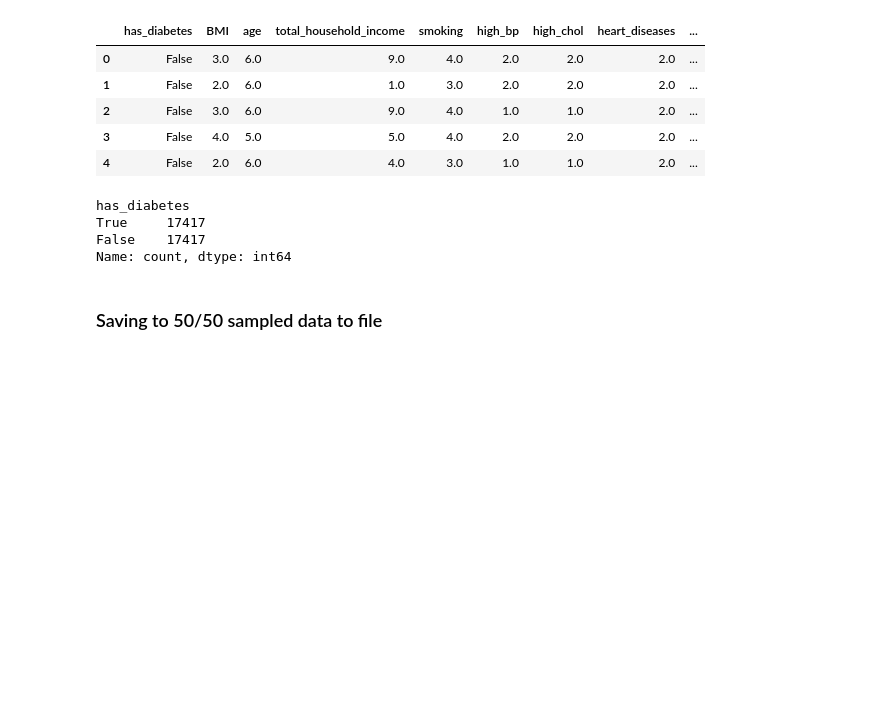
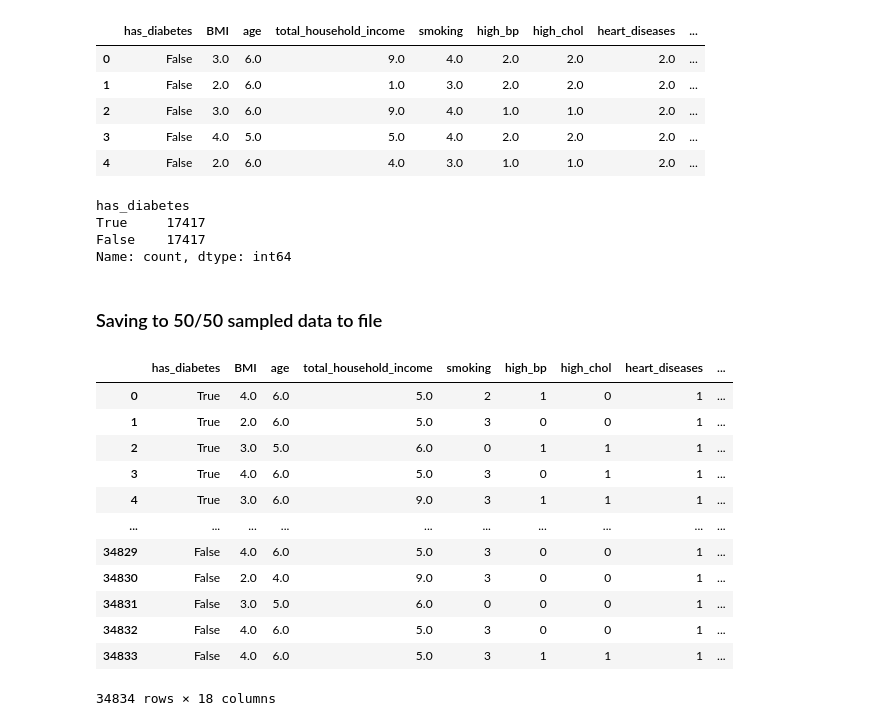
Before and after one commit to psgpyc/MLDPPI, a Jupyter notebook: 5050_analysis.ipynb, the cells around one changed output. Saved outputs shown, nothing was run; the diff lists cells and outputs as text; code cells hidden in the pictures; blank space fills up the shorter version.

```diff
--- a/5050_analysis.ipynb
+++ b/5050_analysis.ipynb
@@ -56,3 +79,37 @@ Name: count, dtype: int64
 ### Saving to 50/50 sampled data to file
 # %%
 df.to_csv('./dataset/sampled_50_50_dataset.csv', index=False)
+# %%
+
+# Encoding categorical variables if needed
+encoder = LabelEncoder()
+df['smoking'] = encoder.fit_transform(df['smoking'])
+df['high_bp'] = encoder.fit_transform(df['high_bp'])
+df['high_chol'] = encoder.fit_transform(df['high_chol'])
+df['heart_diseases'] = encoder.fit_transform(df['heart_diseases'])
+df['asthma'] = encoder.fit_transform(df['asthma'])
+df['kidney_diseases'] = encoder.fit_transform(df['kidney_diseases'])
+df['marital_status'] = encoder.fit_transform(df['marital_status'])
+df['education'] = encoder.fit_transform(df['education'])
+df['general_health'] = encoder.fit_transform(df['general_health'])
+df['physical_activity'] = encoder.fit_transform(df['physical_activity'])
+df['arthritis'] = encoder.fit_transform(df['arthritis'])
+df['depression'] = encoder.fit_transform(df['depression'])
+df['sex'] = encoder.fit_transform(df['sex'])
+df['race'] = encoder.fit_transform(df['race'])
+# %%
+df
+# %% [output]
+|  | has_diabetes | BMI | age | total_household_income | smoking | high_bp | high_chol | heart_diseases | ... |
+| 0 | True | 4.0 | 6.0 | 5.0 | 2 | 1 | 0 | 1 | ... |
+| 1 | True | 2.0 | 6.0 | 5.0 | 3 | 0 | 0 | 1 | ... |
+| 2 | True | 3.0 | 5.0 | 6.0 | 0 | 1 | 1 | 1 | ... |
+| 3 | True | 4.0 | 6.0 | 5.0 | 3 | 0 | 1 | 1 | ... |
+| 4 | True | 3.0 | 6.0 | 9.0 | 3 | 1 | 1 | 1 | ... |
+| ... | ... | ... | ... | ... | ... | ... | ... | ... | ... |
+| 34829 | False | 4.0 | 6.0 | 5.0 | 3 | 0 | 0 | 1 | ... |
+| 34830 | False | 2.0 | 4.0 | 9.0 | 3 | 0 | 0 | 1 | ... |
+| 34831 | False | 3.0 | 5.0 | 6.0 | 0 | 0 | 0 | 1 | ... |
+| 34832 | False | 4.0 | 6.0 | 5.0 | 3 | 0 | 0 | 1 | ... |
+| 34833 | False | 4.0 | 6.0 | 5.0 | 3 | 1 | 1 | 1 | ... |
+34834 rows × 18 columns
```
Also changed, not shown: parts of 16 cells of this notebook, 2 other files.
